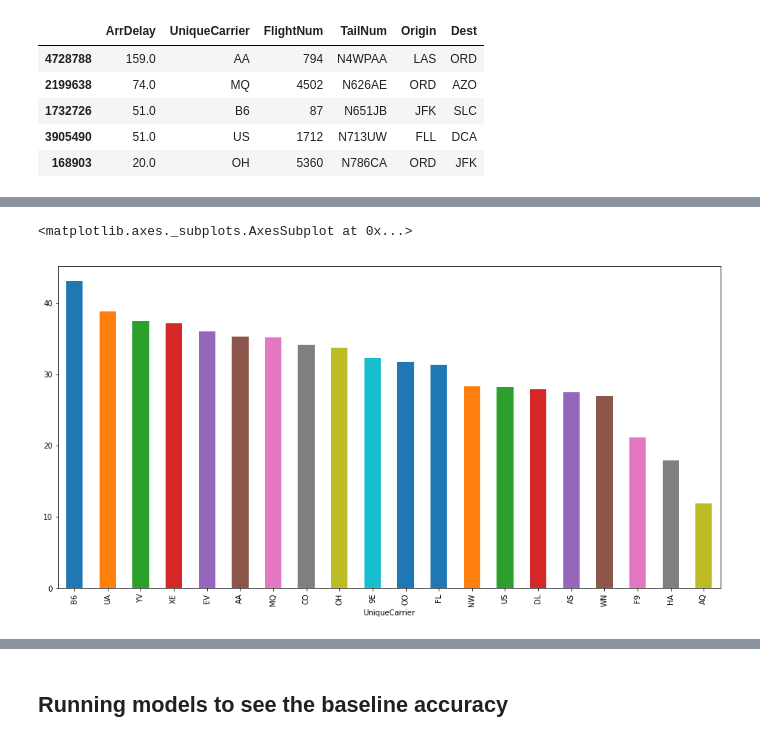
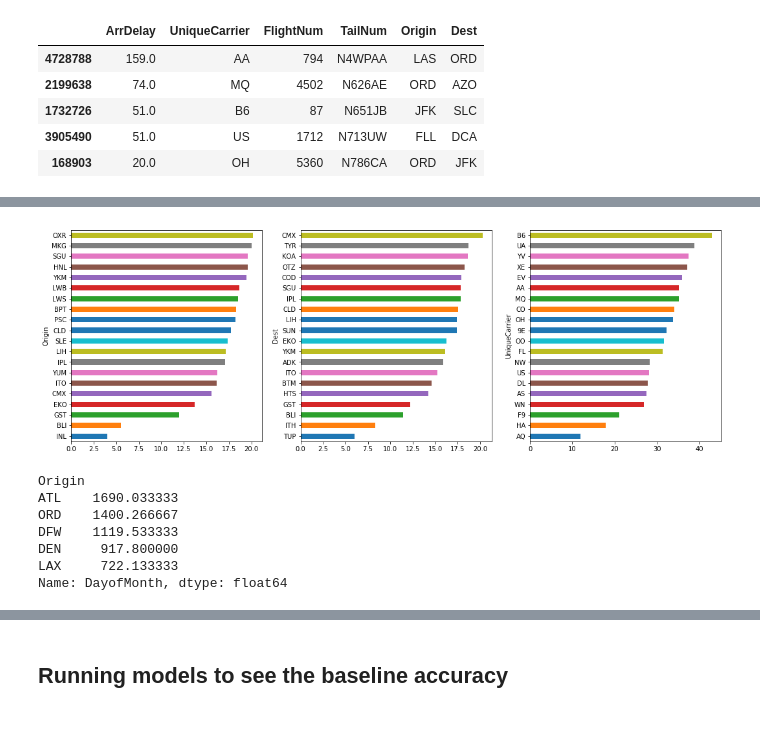
Before and after one commit to PriyankaBiswas/Data-Science, a Jupyter notebook: Unit3_deeper_SL/SL_practice/Airlines_arrival/airlines_arrivals.ipynb, the cells around one changed output, grey strips where cells are left out. Saved outputs shown, nothing was run; the diff lists cells and outputs as text; code cells hidden in the pictures.

```diff
--- a/Unit3_deeper_SL/SL_practice/Airlines_arrival/airlines_arrivals.ipynb
+++ b/Unit3_deeper_SL/SL_practice/Airlines_arrival/airlines_arrivals.ipynb
@@ -219,0 +232,4 @@ Index(['Year', 'Month', 'DayofMonth', 'DayOfWeek', 'DepTime', 'CRSDepTime',
+# %%
+delay_variables.isnull().sum() # 36k null values, no delay = 0 delay, filling the null values with 0
+
+delay_variables = delay_variables.fillna(0)
@@ -291,7 +286,23 @@ sample_1.groupby(['Dest'])['ArrDelay'].mean().sort_values(ascending=False).head(
-# %%
-# top 20 unique carriers with most arrival delay
-plt.figure(figsize=(16,8))
-sample_1.groupby(['UniqueCarrier'])['ArrDelay'].mean().sort_values(ascending=False).head(30).plot(kind='bar')
-# %% [output]
-<matplotlib.axes._subplots.AxesSubplot at 0x...>
-[figure, removed]
+# %%
+# Top 20 delay values for origin airport, destination airport and unique carrier.
+
+plt.figure(figsize=(18,6))
+
+for col, subplt in zip(['Origin', 'Dest', 'UniqueCarrier'], [1,2,3]):
+    plt.subplot(1,3,subplt)
+    sample_1.groupby([col])['ArrDelay'].mean().sort_values(ascending=True).head(20).plot(kind='barh')
+    plt.show()
+# %% [output]
+[figure, added]
+# %%
+# Airport traffic
+
+(sample.groupby(['Origin'])['DayofMonth'].count()/30).sort_values(ascending=False).head()
+# %% [output]
+Origin
+ATL    1690.033333
+ORD    1400.266667
+DFW    1119.533333
+DEN     917.800000
+LAX     722.133333
+Name: DayofMonth, dtype: float64
```
Also changed, not shown: parts of 66 cells of this notebook.
